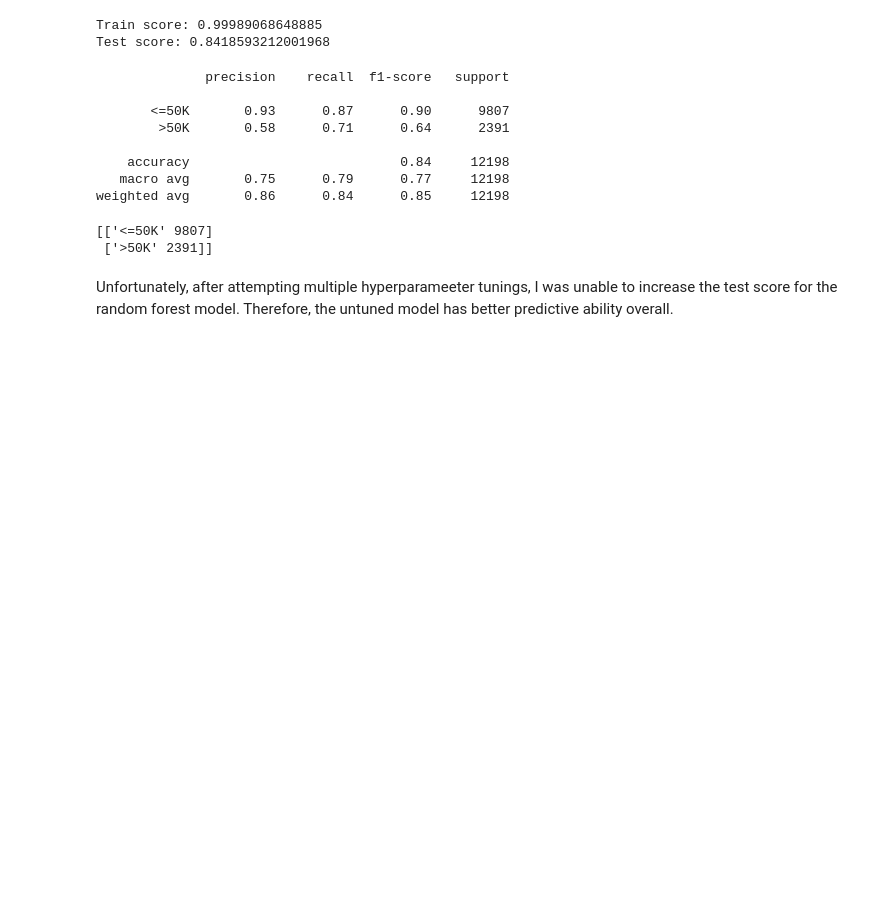
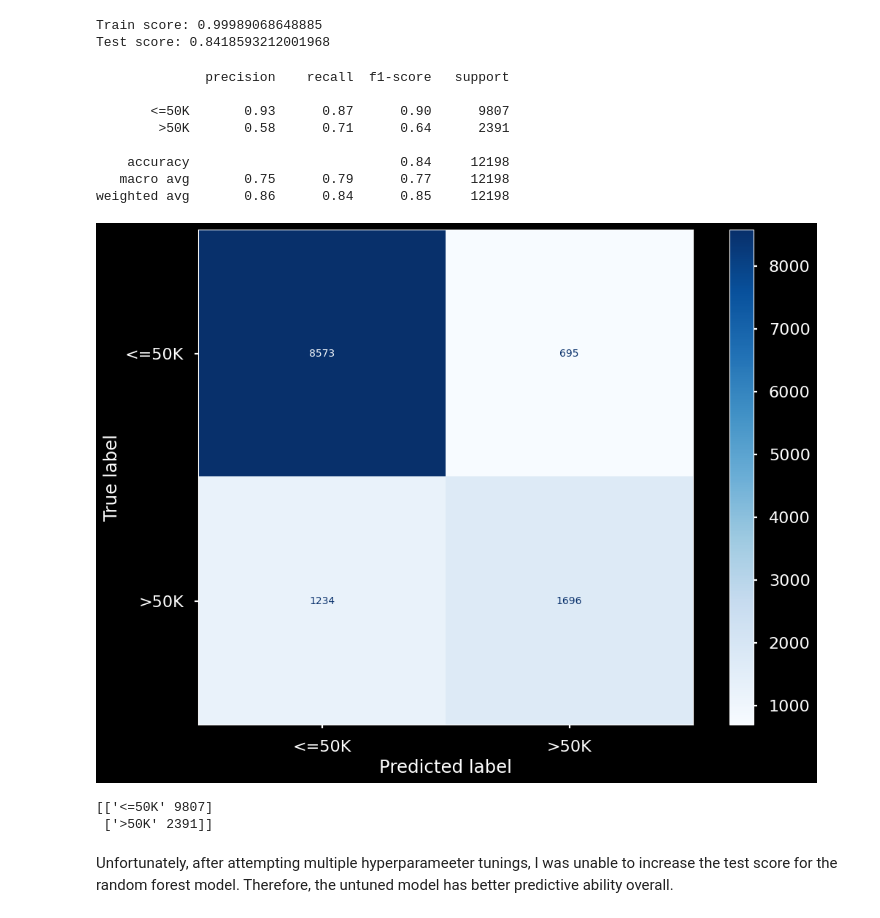
Before and after one commit to JamisonHunter/Adult-Income-Prediction, a Jupyter notebook: adult_income_prediction_j_hunter.ipynb, the cells around one changed output. Drawn from its saved outputs; the diff is of its cells as text; code cells hidden in the pictures; blank space fills up the shorter version.

```diff
--- a/adult_income_prediction_j_hunter.ipynb
+++ b/adult_income_prediction_j_hunter.ipynb
@@ -691,4 +725,11 @@ print(classification_report(rf_preds_tuned, y_test))
     accuracy                           0.84     12198
    macro avg       0.75      0.79      0.77     12198
 weighted avg       0.86      0.84      0.85     12198
+# %%
+# generating a confusion matrix of the tuned random forest model
+cm = confusion_matrix(y_test.values, rf_preds_tuned)
+cm_df = pd.DataFrame(cm)
+ConfusionMatrixDisplay.from_predictions(y_test, rf_preds_tuned, cmap = "Blues");
+# %% [output]
+[figure, added]
 # %%
```
Also changed, not shown: parts of 29 cells of this notebook.
